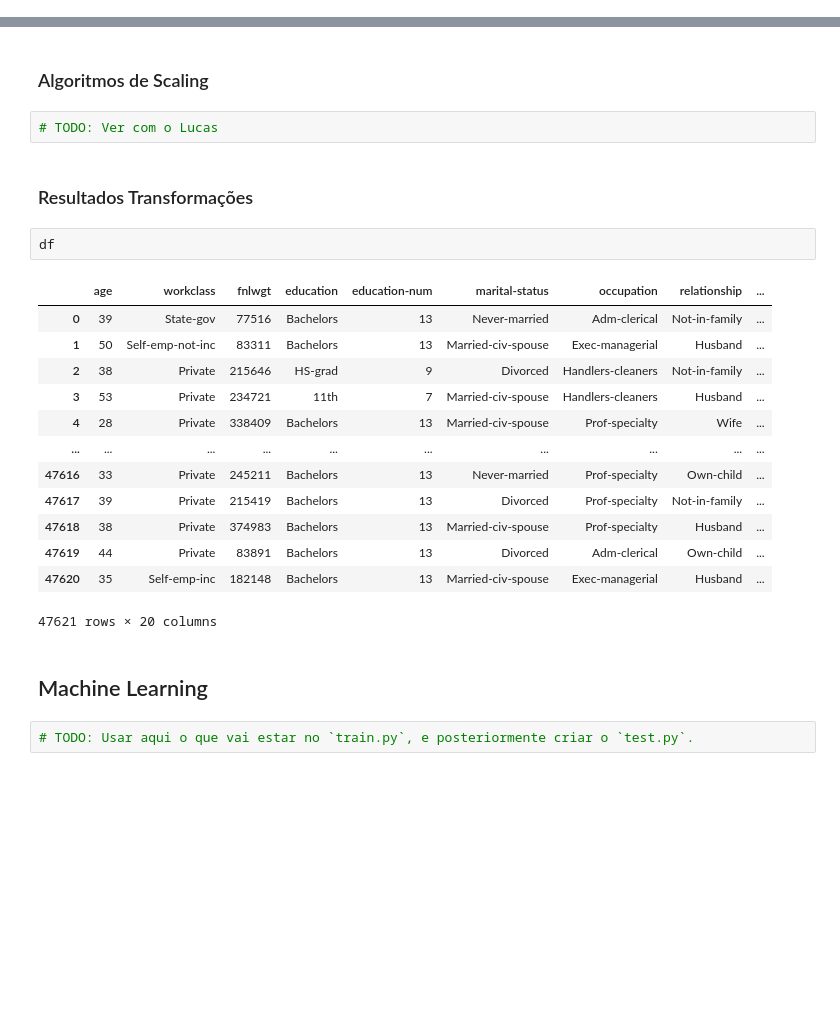
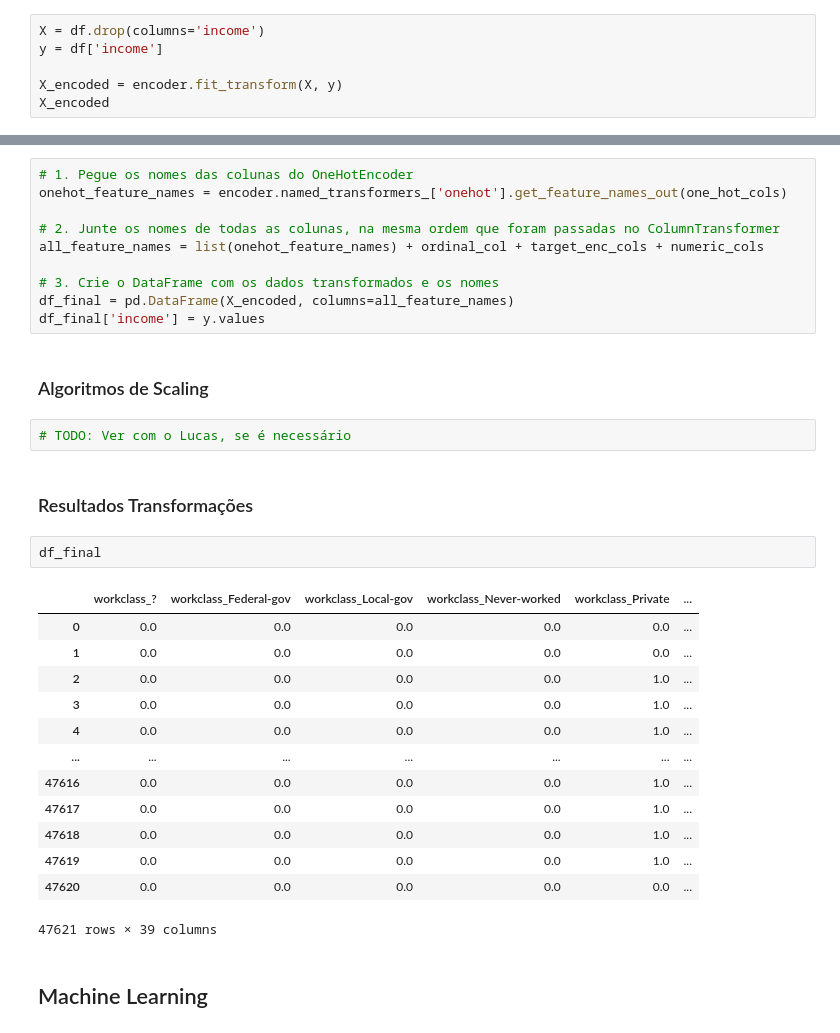
Before and after one commit to pedrobiqua/MineracaoDadosDados, a Jupyter notebook: analitcs.ipynb, the cells around one changed output, grey strips where cells are left out. Saved outputs shown, nothing was run; the diff lists cells and outputs as text; blank space fills up the shorter version.

Commit message:
feat(analytics): add new transformations
add new transformations, label encoding, one hot encoding, target enconding for categorical features

```diff
--- a/analitcs.ipynb
+++ b/analitcs.ipynb
@@ -189,0 +239,6 @@ Obs: Posso combinar mais features, ver dedpois com o Lucas
+# %%
+X = df.drop(columns='income')
+y = df['income']
+
+X_encoded = encoder.fit_transform(X, y)
+X_encoded
@@ -190,26 +253,34 @@ Obs: Posso combinar mais features, ver dedpois com o Lucas
+# %%
+# 1. Pegue os nomes das colunas do OneHotEncoder
+onehot_feature_names = encoder.named_transformers_['onehot'].get_feature_names_out(one_hot_cols)
+
+# 2. Junte os nomes de todas as colunas, na mesma ordem que foram passadas no ColumnTransformer
+all_feature_names = list(onehot_feature_names) + ordinal_col + target_enc_cols + numeric_cols
+
+# 3. Crie o DataFrame com os dados transformados e os nomes
+df_final = pd.DataFrame(X_encoded, columns=all_feature_names)
+df_final['income'] = y.values
 # %% [markdown]
 ### Algoritmos de Scaling
 # %%
-# TODO: Ver com o Lucas
+# TODO: Ver com o Lucas, se é necessário
 # %% [markdown]
 ### Resultados Transformações
 # %%
-df
+df_final
 # %% [output]
-|  | age | workclass | fnlwgt | education | education-num | marital-status | occupation | relationship | ... |
-| 0 | 39 | State-gov | 77516 | Bachelors | 13 | Never-married | Adm-clerical | Not-in-family | ... |
-| 1 | 50 | Self-emp-not-inc | 83311 | Bachelors | 13 | Married-civ-spouse | Exec-managerial | Husband | ... |
-| 2 | 38 | Private | 215646 | HS-grad | 9 | Divorced | Handlers-cleaners | Not-in-family | ... |
-| 3 | 53 | Private | 234721 | 11th | 7 | Married-civ-spouse | Handlers-cleaners | Husband | ... |
-| 4 | 28 | Private | 338409 | Bachelors | 13 | Married-civ-spouse | Prof-specialty | Wife | ... |
-| ... | ... | ... | ... | ... | ... | ... | ... | ... | ... |
-| 47616 | 33 | Private | 245211 | Bachelors | 13 | Never-married | Prof-specialty | Own-child | ... |
-| 47617 | 39 | Private | 215419 | Bachelors | 13 | Divorced | Prof-specialty | Not-in-family | ... |
-| 47618 | 38 | Private | 374983 | Bachelors | 13 | Married-civ-spouse | Prof-specialty | Husband | ... |
-| 47619 | 44 | Private | 83891 | Bachelors | 13 | Divorced | Adm-clerical | Own-child | ... |
-| 47620 | 35 | Self-emp-inc | 182148 | Bachelors | 13 | Married-civ-spouse | Exec-managerial | Husband | ... |
+|  | workclass_? | workclass_Federal-gov | workclass_Local-gov | workclass_Never-worked | workclass_Private | ... |
+| 0 | 0.0 | 0.0 | 0.0 | 0.0 | 0.0 | ... |
+| 1 | 0.0 | 0.0 | 0.0 | 0.0 | 0.0 | ... |
+| 2 | 0.0 | 0.0 | 0.0 | 0.0 | 1.0 | ... |
+| 3 | 0.0 | 0.0 | 0.0 | 0.0 | 1.0 | ... |
+| 4 | 0.0 | 0.0 | 0.0 | 0.0 | 1.0 | ... |
+| ... | ... | ... | ... | ... | ... | ... |
+| 47616 | 0.0 | 0.0 | 0.0 | 0.0 | 1.0 | ... |
+| 47617 | 0.0 | 0.0 | 0.0 | 0.0 | 1.0 | ... |
+| 47618 | 0.0 | 0.0 | 0.0 | 0.0 | 1.0 | ... |
+| 47619 | 0.0 | 0.0 | 0.0 | 0.0 | 1.0 | ... |
+| 47620 | 0.0 | 0.0 | 0.0 | 0.0 | 0.0 | ... |
-47621 rows × 20 columns
+47621 rows × 39 columns
 # %% [markdown]
 ## Machine Learning
-# %%
-# TODO: Usar aqui o que vai estar no `train.py`, e posteriormente criar o `test.py`.
```
Also changed, not shown: parts of 3 cells of this notebook.
